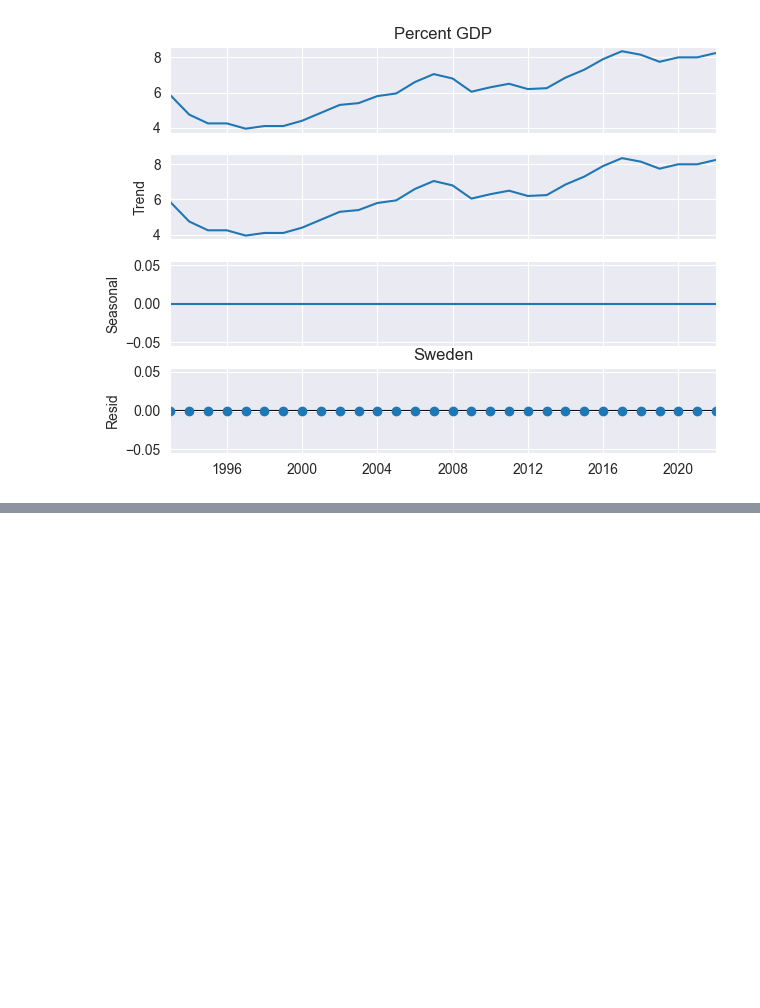
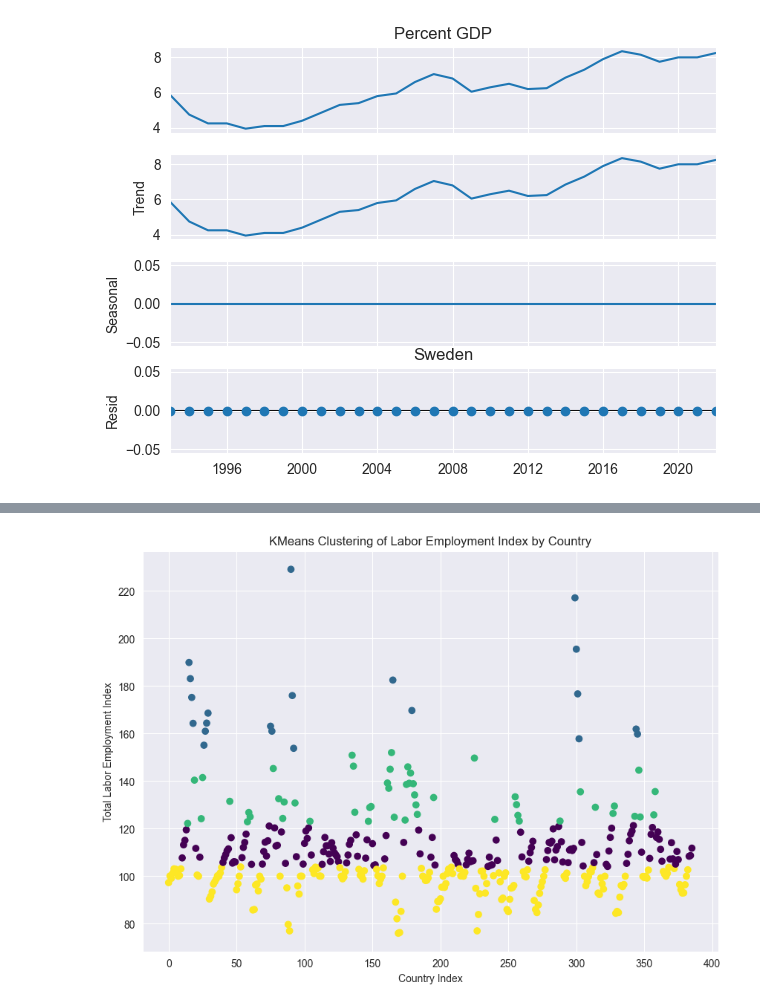
Before and after one commit to sbs23066/CA2---Irish-Construction-Project, a Jupyter notebook: ml.ipynb, the cells around one changed output, grey strips where cells are left out. Drawn from its saved outputs; the diff is of its cells as text; code cells hidden in the pictures; blank space fills up the shorter version.

```diff
--- a/ml.ipynb
+++ b/ml.ipynb
@@ -219,0 +403,24 @@ for country in countries:
+# %%
+hours = pd.read_csv('Transformed Data/Labor_Hours.csv')
+wages = pd.read_csv('Transformed Data/Labor_Wages.csv')
+prod_value = pd.read_csv('Transformed Data/Production in Construction.csv')
+labor_emp = pd.read_csv('Transformed Data/Labor_Employment.csv')
+
+
+print(hours.shape)
+print(wages.shape)
+print(prod_value.shape)
+print(labor_emp.shape)
+
+# rename the columns
+hours = hours.rename(columns={'OBS_VALUE':'Total Hours Index'})
+wages = wages.rename(columns={'OBS_VALUE':'Total Wages Index'})
+labor_emp = labor_emp.rename(columns={'OBS_VALUE':'Total Labor Employment Index'})
+
+
+labor_input = labor_emp.merge(hours).merge(wages)
+labor_input['Year'] = pd.to_datetime(labor_input['Year'], format='%Y')
+
+labor_input['Year'] = labor_input['Year'].dt.year
+
+labor_input.drop('unit', axis=1, inplace=True)
@@ -219,0 +521,14 @@ for country in countries:
+# %%
+plt.figure(figsize=(10, 7))
+
+plt.scatter(np.arange(len(labor_input)), labor_input['Total Labor Employment Index'],
+            c=labor_input['Cluster'], cmap='viridis', label=labor_input['Cluster'])
+
+
+
+plt.xlabel('Country Index')
+plt.ylabel('Total Labor Employment Index')
+plt.title('KMeans Clustering of Labor Employment Index by Country')
+plt.show()
+# %% [output]
+[figure, added]
```
Also changed, not shown: parts of 15 cells of this notebook, 3 other files.
